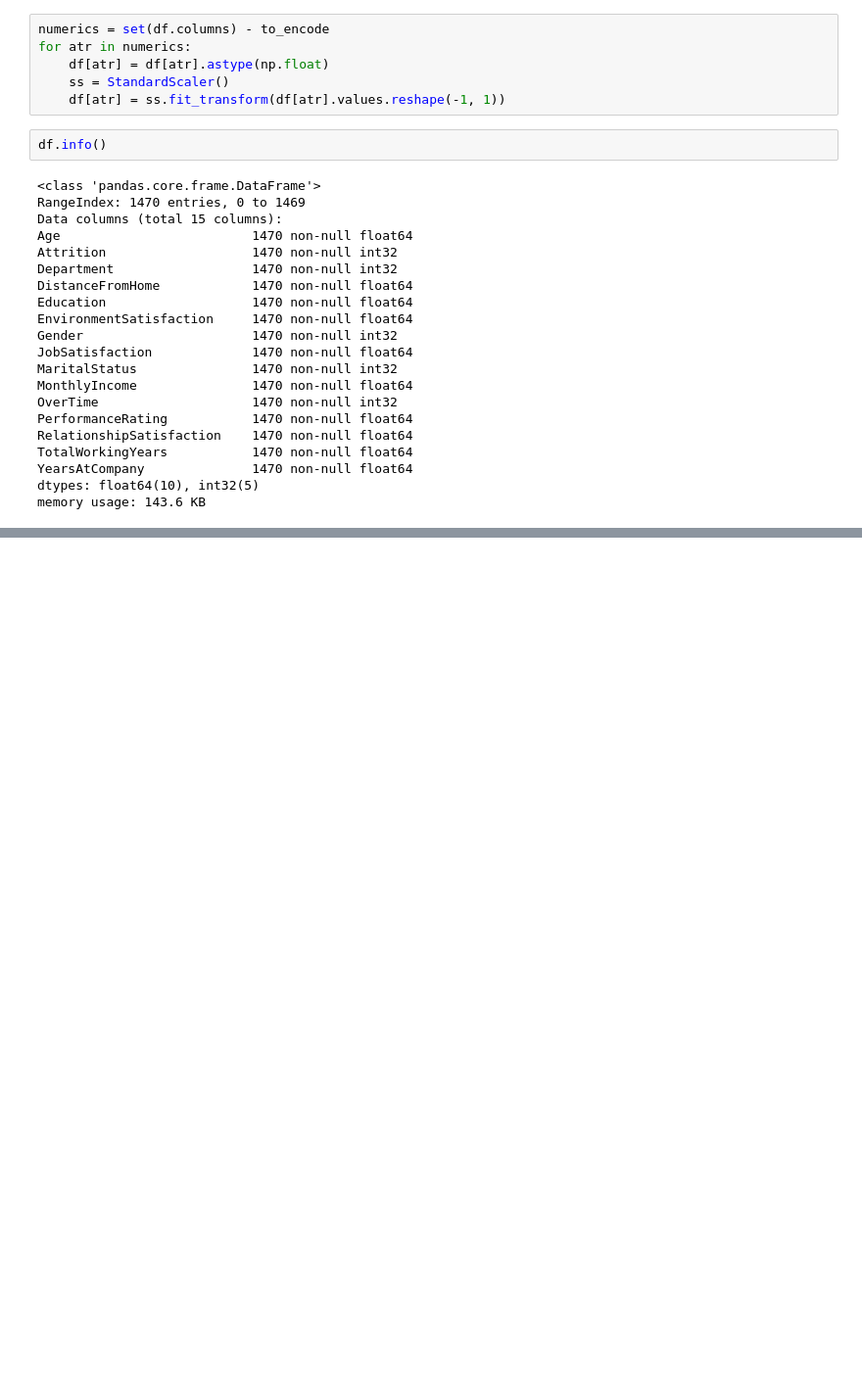
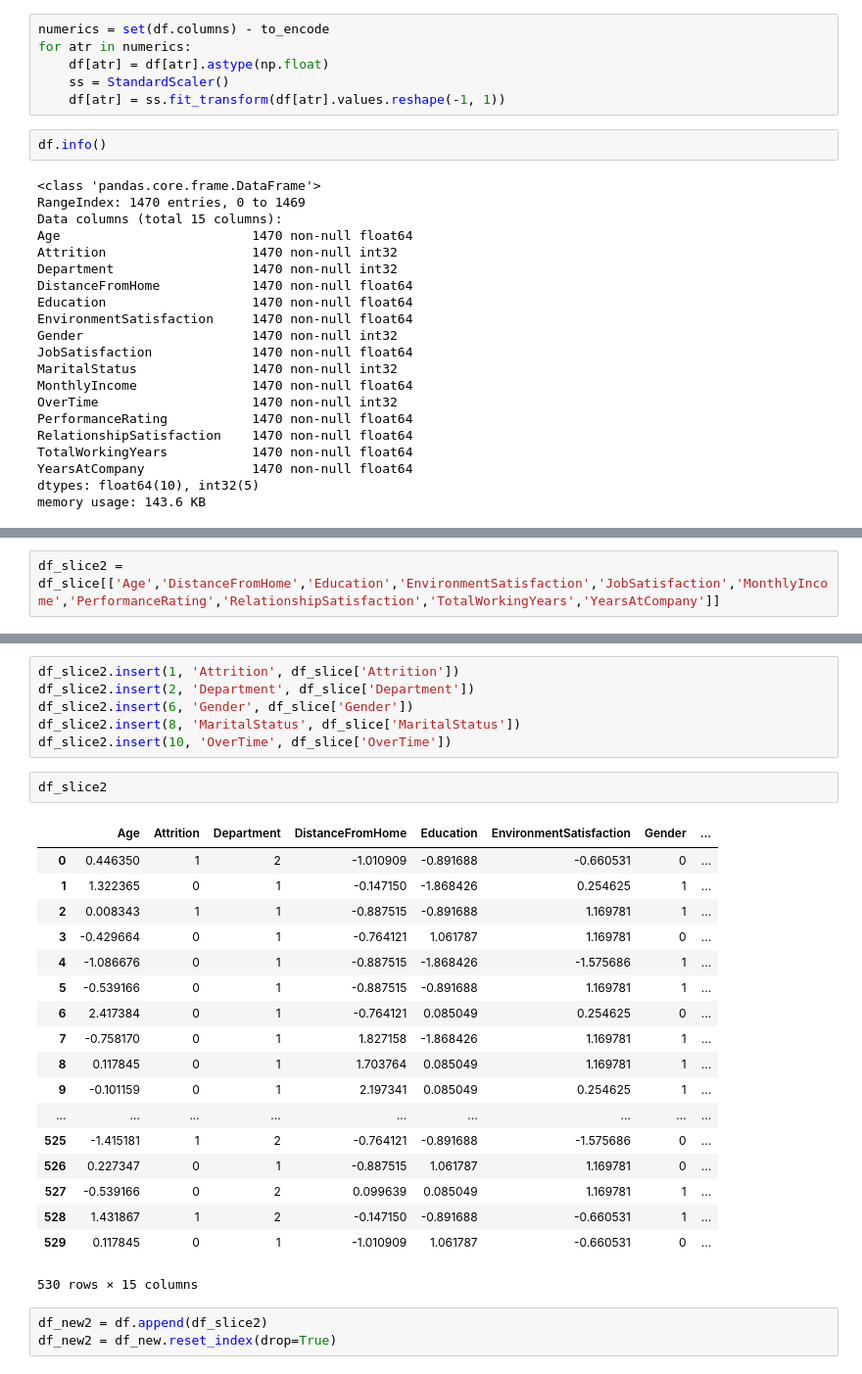
Before and after one commit to ncmatson/SMU_ML_Labs, a Jupyter notebook: 06smuml/Lab6_yichen.ipynb, the cells around one changed output, grey strips where cells are left out. Shown at 98% size. Drawn from its saved outputs; the diff is of its cells as text; blank space fills up the shorter version.

```diff
--- a/06smuml/Lab6_yichen.ipynb
+++ b/06smuml/Lab6_yichen.ipynb
@@ -84,0 +176,2 @@ memory usage: 143.6 KB
+# %%
+df_slice2 = df_slice[['Age','DistanceFromHome','Education','EnvironmentSatisfaction','JobSatisfaction','MonthlyIncome','PerformanceRating','RelationshipSatisfaction','TotalWorkingYears','YearsAtCompany']]
@@ -84,0 +199,30 @@ memory usage: 143.6 KB
+# %%
+df_slice2.insert(1, 'Attrition', df_slice['Attrition'])
+df_slice2.insert(2, 'Department', df_slice['Department'])
+df_slice2.insert(6, 'Gender', df_slice['Gender'])
+df_slice2.insert(8, 'MaritalStatus', df_slice['MaritalStatus'])
+df_slice2.insert(10, 'OverTime', df_slice['OverTime'])
+# %%
+df_slice2
+# %% [output]
+|  | Age | Attrition | Department | DistanceFromHome | Education | EnvironmentSatisfaction | Gender | ... |
+| 0 | 0.446350 | 1 | 2 | -1.010909 | -0.891688 | -0.660531 | 0 | ... |
+| 1 | 1.322365 | 0 | 1 | -0.147150 | -1.868426 | 0.254625 | 1 | ... |
+| 2 | 0.008343 | 1 | 1 | -0.887515 | -0.891688 | 1.169781 | 1 | ... |
+| 3 | -0.429664 | 0 | 1 | -0.764121 | 1.061787 | 1.169781 | 0 | ... |
+| 4 | -1.086676 | 0 | 1 | -0.887515 | -1.868426 | -1.575686 | 1 | ... |
+| 5 | -0.539166 | 0 | 1 | -0.887515 | -0.891688 | 1.169781 | 1 | ... |
+| 6 | 2.417384 | 0 | 1 | -0.764121 | 0.085049 | 0.254625 | 0 | ... |
+| 7 | -0.758170 | 0 | 1 | 1.827158 | -1.868426 | 1.169781 | 1 | ... |
+| 8 | 0.117845 | 0 | 1 | 1.703764 | 0.085049 | 1.169781 | 1 | ... |
+| 9 | -0.101159 | 0 | 1 | 2.197341 | 0.085049 | 0.254625 | 1 | ... |
+| ... | ... | ... | ... | ... | ... | ... | ... | ... |
+| 525 | -1.415181 | 1 | 2 | -0.764121 | -0.891688 | -1.575686 | 0 | ... |
+| 526 | 0.227347 | 0 | 1 | -0.887515 | 1.061787 | 1.169781 | 0 | ... |
+| 527 | -0.539166 | 0 | 2 | 0.099639 | 0.085049 | 1.169781 | 1 | ... |
+| 528 | 1.431867 | 1 | 2 | -0.147150 | -0.891688 | -0.660531 | 1 | ... |
+| 529 | 0.117845 | 0 | 1 | -1.010909 | 1.061787 | -0.660531 | 0 | ... |
+530 rows × 15 columns
+# %%
+df_new2 = df.append(df_slice2)
+df_new2 = df_new.reset_index(drop=True)
```
Also changed, not shown: parts of 10 cells of this notebook.
